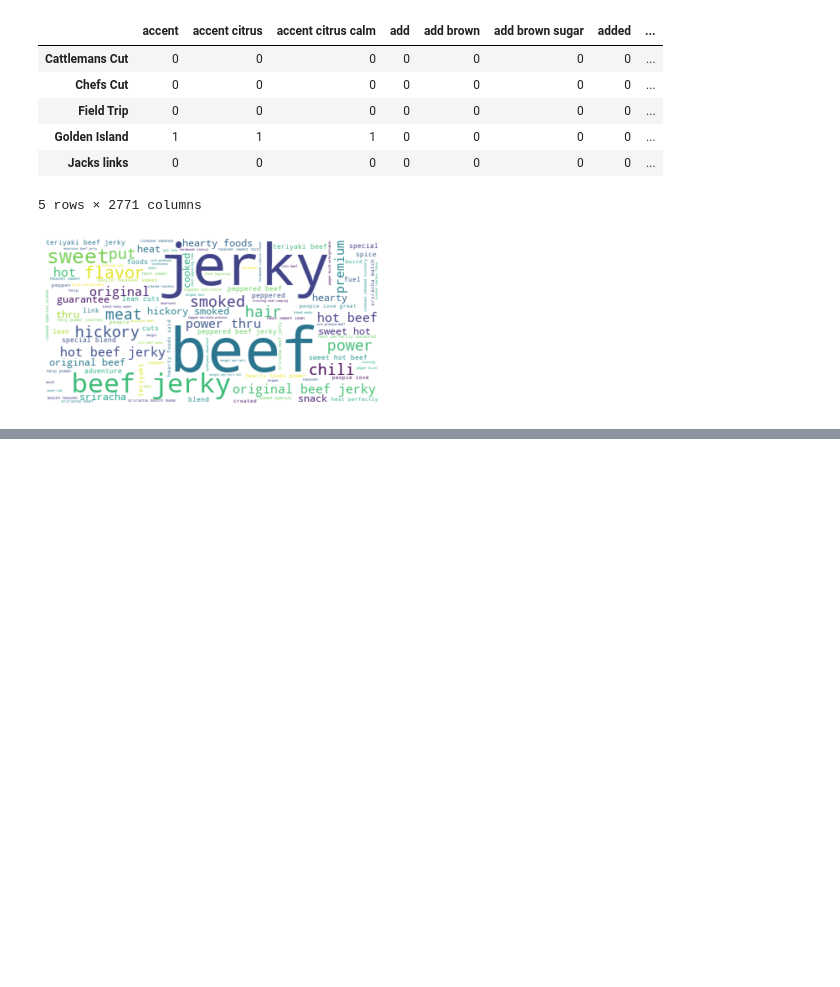
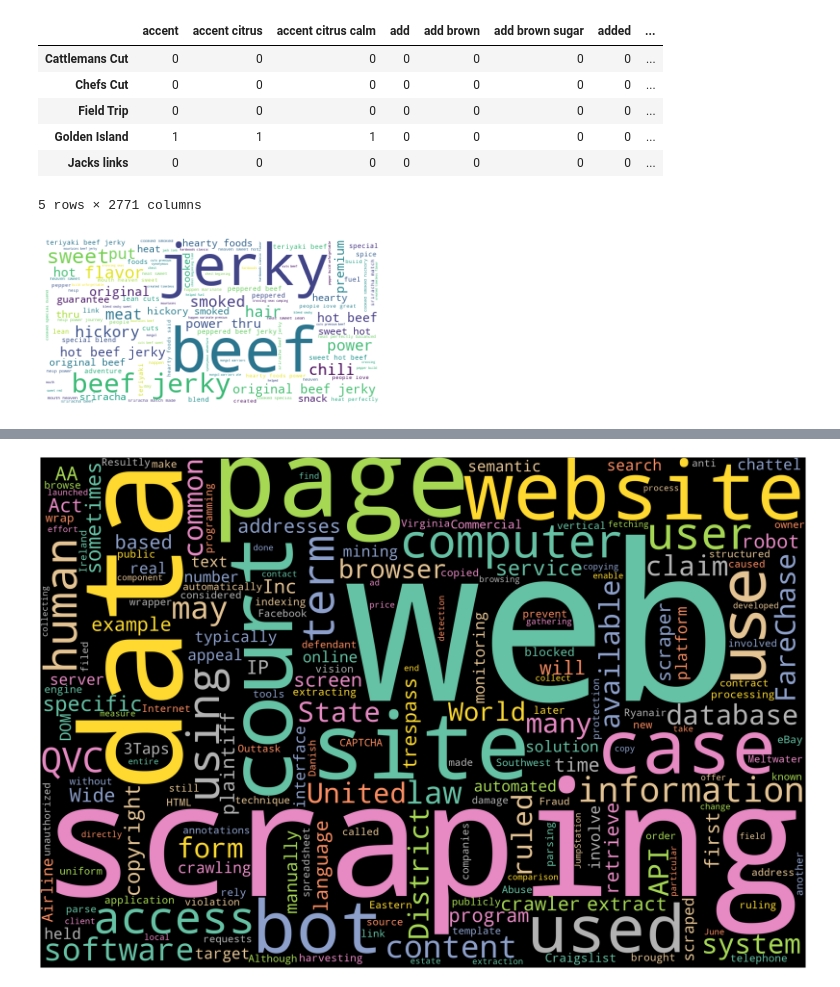
Before and after one commit to gsdavis1959/Python, a Jupyter notebook: WordcloudUsingPandas.ipynb, the cells around one changed output, grey strips where cells are left out. Cells and saved outputs as stored; diff of their text form; code cells hidden in the pictures; blank space fills up the shorter version.

```diff
--- a/WordcloudUsingPandas.ipynb
+++ b/WordcloudUsingPandas.ipynb
@@ -169,0 +218,7 @@ plt.show()
+# %%
+# Generate wordcloud
+wordcloud = WordCloud(width = 3000, height = 2000, random_state=1, background_color='black', colormap='Set2', collocations=False, stopwords = STOPWORDS).generate(text)
+# Plot
+plot_cloud(wordcloud)
+# %% [output]
+[figure, added]
```
Also changed, not shown: parts of 5 cells of this notebook.
